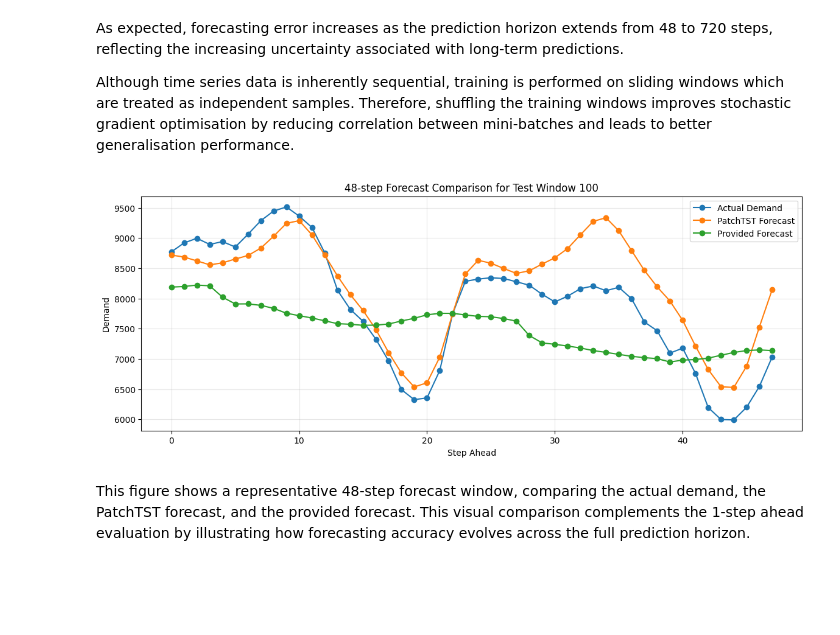
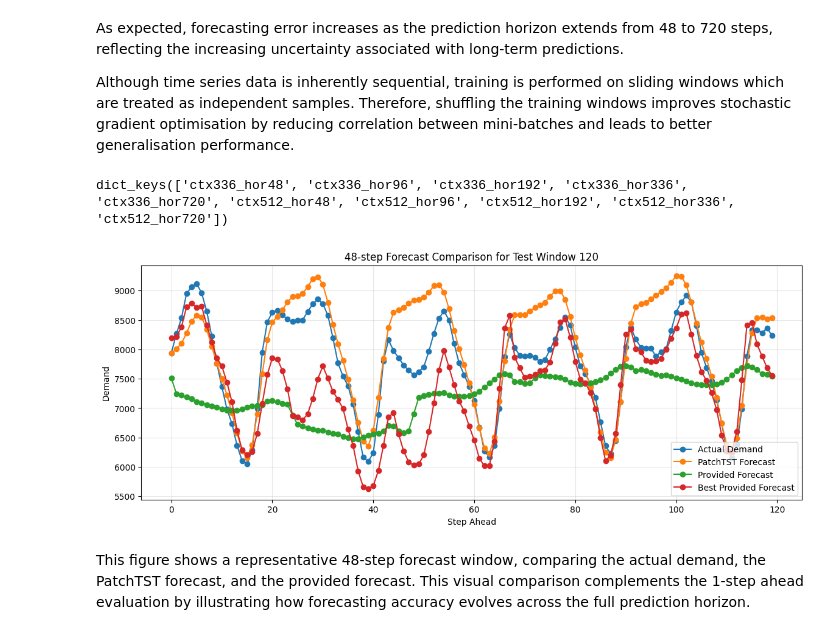
Before and after one commit to laukamkit/capstone_project_GroupA, a Jupyter notebook: src/03_Model_PatchTST.ipynb, the cells around one changed output. Saved outputs shown, nothing was run; the diff lists cells and outputs as text; code cells hidden in the pictures; blank space fills up the shorter version.

```diff
--- a/src/03_Model_PatchTST.ipynb
+++ b/src/03_Model_PatchTST.ipynb
@@ -245,7 +222,7 @@ import numpy as np
 import pandas as pd
 import torch
 from torch.utils.data import DataLoader
-from transformers import PatchTSTConfig, PatchTSTForPrediction
+from transformers import PatchTSTConfig, PatchTSTForPrediction, set_seed
 from sklearn.metrics import mean_squared_error, mean_absolute_error
 
 def run_patchtst_experiment(
@@ -259,14 +236,19 @@ def run_patchtst_experiment(
     learning_rate=1e-3,
     epochs=20,
     patience=5,
-    patch_length=24,
-    patch_stride=24,
-    d_model=64,
-    num_hidden_layers=3,
-    num_attention_heads=4,
-    ffn_dim=128,
-    device=None
+    patch_length=16, # og patchtst paper parameter
+    patch_stride=8, # og patchtst paper parameter
+    d_model=128, # og patchtst paper parameter
+    num_hidden_layers=3, # og patchtst paper parameter (number of encoder layers)
+    num_attention_heads=16, # og patchtst paper parameter
+    ffn_dim=256, # og patchtst paper parameter
+    device=None,
+    use_seed=None
 ):
+    if use_seed is not None:
+        set_seed(use_seed)
+        print(f"Random seed set to: {use_seed}")
+
     # -----------------------------
     # 0. Device
     # -----------------------------
@@ -393,6 +375,9 @@ def run_patchtst_experiment(
         "model_name": "PatchTST_no_temperature",
         "prediction_length": prediction_length,
         "context_length": context_length,
+        "patch_length": patch_length,
+        "patch_stride": patch_stride,
+        "seed": use_seed,
         "rmse": rmse,
         "mae": mae,
         "best_val_loss": best_val_loss,
@@ -411,6 +396,7 @@ def run_patchtst_experiment(
 
     artifacts = {
         "model": model,
+        "seed": use_seed,
         "test_loader": test_loader,
         "X_test": X_test,
         "y_test": y_test,
@@ -552,34 +546,47 @@ best_config_df
 As expected, forecasting error increases as the prediction horizon extends from 48 to 720 steps, reflecting the increasing uncertainty associated with long-term predictions.
 
 Although time series data is inherently sequential, training is performed on sliding windows which are treated as independent samples. Therefore, shuffling the training windows improves stochastic gradient optimisation by reducing correlation between mini-batches and leads to better generalisation performance.
+# %%
+all_artifacts.keys()
+# %% [output]
+dict_keys(['ctx336_hor48', 'ctx336_hor96', 'ctx336_hor192', 'ctx336_hor336', 'ctx336_hor720', 'ctx512_hor48', 'ctx512_hor96', 'ctx512_hor192', 'ctx512_hor336', 'ctx512_hor720'])
 # %%
 import matplotlib.pyplot as plt
 
 # choose one representative test window
-window_idx = 100   # you can change to 50, 100, 200, etc.
+window_idx = 120   # you can change to 50, 100, 200, etc.
 
 # extract 48-step sequences
-actual_seq = y_true[window_idx, :, 0]
-model_seq = y_pred[window_idx, :, 0]
+# actual_seq = artifacts['y_true'][window_idx, :, 0]
+# model_seq = artifacts['y_pred'][window_idx, :, 0]
+
+actual_seq = all_artifacts['ctx512_hor336']['y_true'][0, :window_idx, 0]
+model_seq = all_artifacts['ctx512_hor336']['y_pred'][0, :window_idx, 0]
 
 # align provided forecast for the same 48 future timestamps
+test_raw_df["BEST_FORECASTDEMAND"].ffill(inplace=True)
 published_seq = test_raw_df["FORECASTDEMAND"].values[
+    context_length + window_idx : context_length + window_idx + len(model_seq)
+]
+
+best_published_seq = test_raw_df["BEST_FORECASTDEMAND"].values[
     context_length + window_idx : context_length + window_idx + len(model_seq)
 ]
 
 plt.figure(figsize=(14, 5))
 plt.plot(actual_seq, marker="o", label="Actual Demand")
 plt.plot(model_seq, marker="o", label="PatchTST Forecast")
 plt.plot(published_seq, marker="o", label="Provided Forecast")
+plt.plot(best_published_seq, marker="o", label="Best Provided Forecast")
 
 plt.title(f"48-step Forecast Comparison for Test Window {window_idx}")
 plt.xlabel("Step Ahead")
 plt.ylabel("Demand")
 plt.legend()
 plt.grid(alpha=0.3)
 plt.show()
 # %% [output]
-[figure, old version]
+[figure, new version]
 # %% [markdown]
 This figure shows a representative 48-step forecast window, comparing the actual demand, the PatchTST forecast, and the provided forecast. This visual comparison complements the 1-step ahead evaluation by illustrating how forecasting accuracy evolves across the full prediction horizon.
 # %% [markdown]
```
Also changed, not shown: parts of 9 cells of this notebook, 10 other files.
